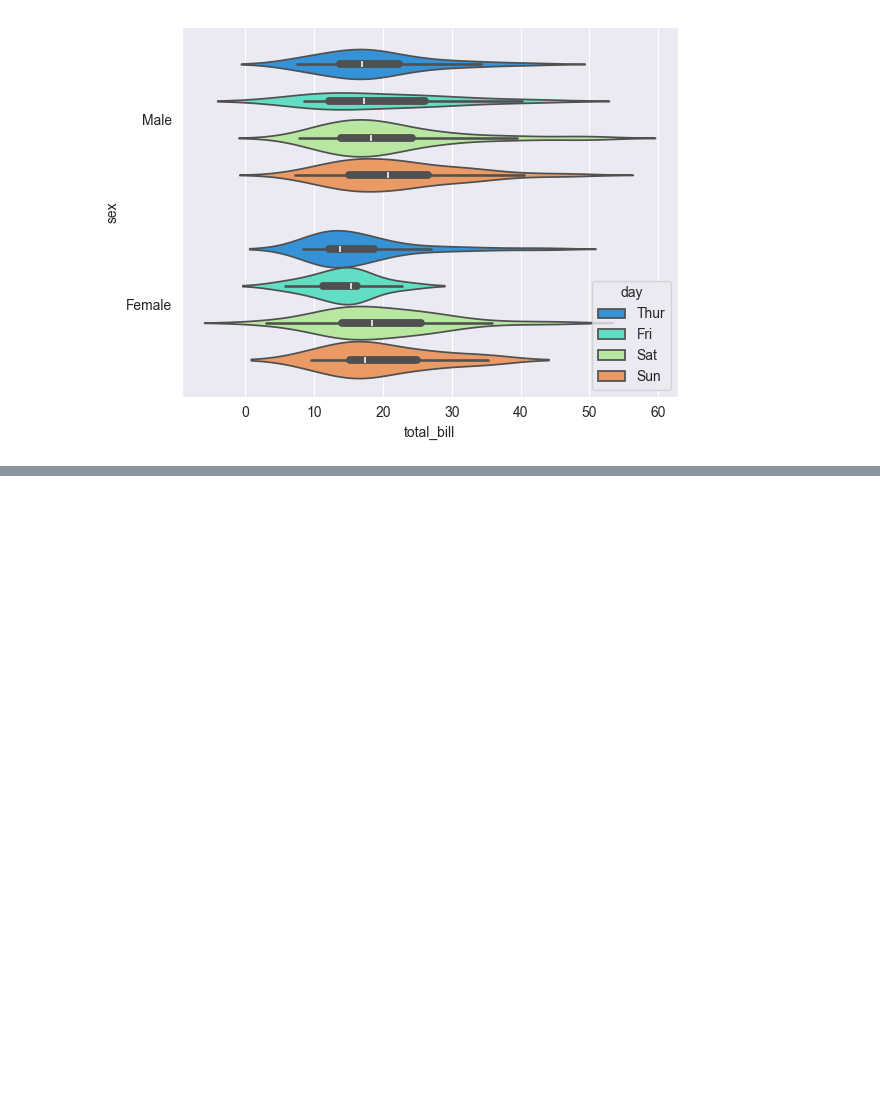
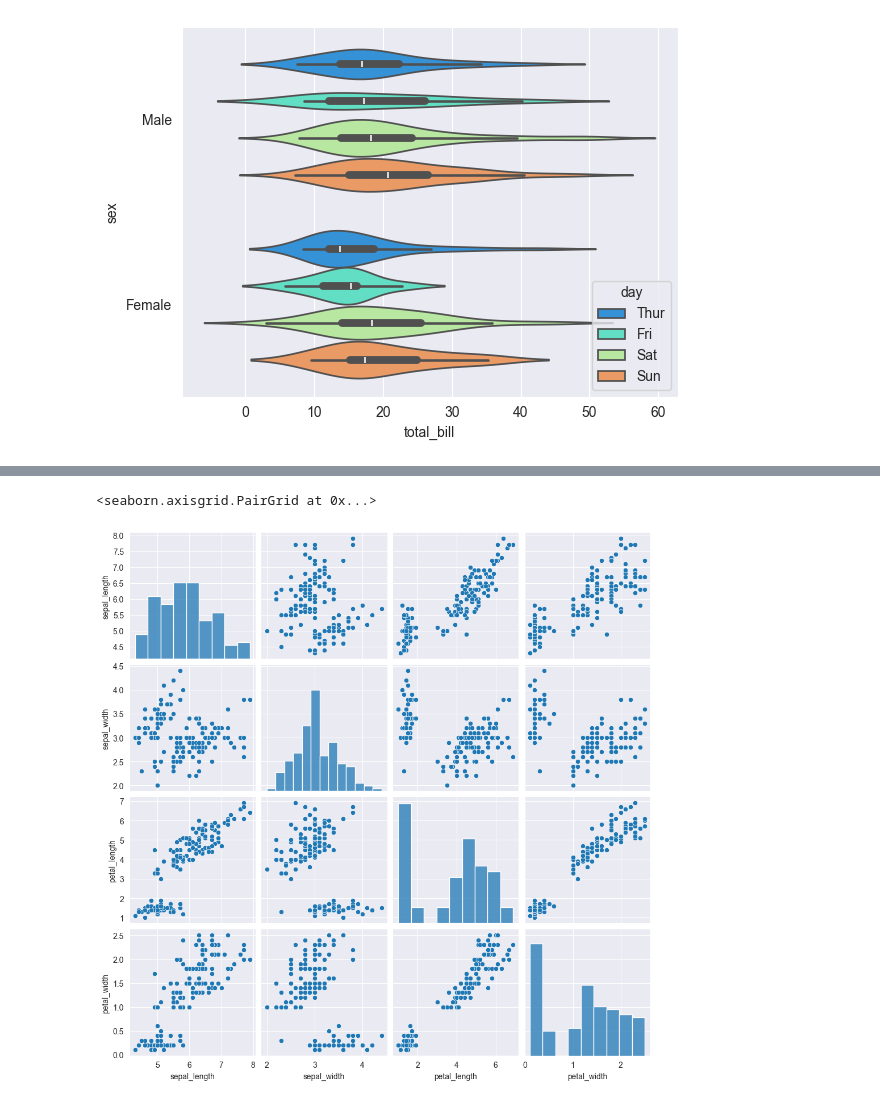
Before and after one commit to Sudeepkumar0/Python_practice, a Jupyter notebook: seaborn.ipynb, the cells around one changed output, grey strips where cells are left out. Cells and saved outputs as stored; diff of their text form; code cells hidden in the pictures; blank space fills up the shorter version.

Commit message:
Worked on Matlotlib and seaborn libraries and some iris example

```diff
--- a/seaborn.ipynb
+++ b/seaborn.ipynb
@@ -148,3 +153,7 @@ sns.violinplot(x='total_bill', y='sex', data=df, palette='rainbow', hue='day')
 # %% [output]
 <Axes: xlabel='total_bill', ylabel='sex'>
 [figure]
+# %%
+iris = sns.load_dataset("iris")
+
+iris.head(6)
@@ -150,0 +168,5 @@ sns.violinplot(x='total_bill', y='sex', data=df, palette='rainbow', hue='day')
+# %%
+sns.pairplot(iris)
+# %% [output]
+<seaborn.axisgrid.PairGrid at 0x...>
+[figure, added]
```
Also changed, not shown: parts of 8 cells of this notebook.
